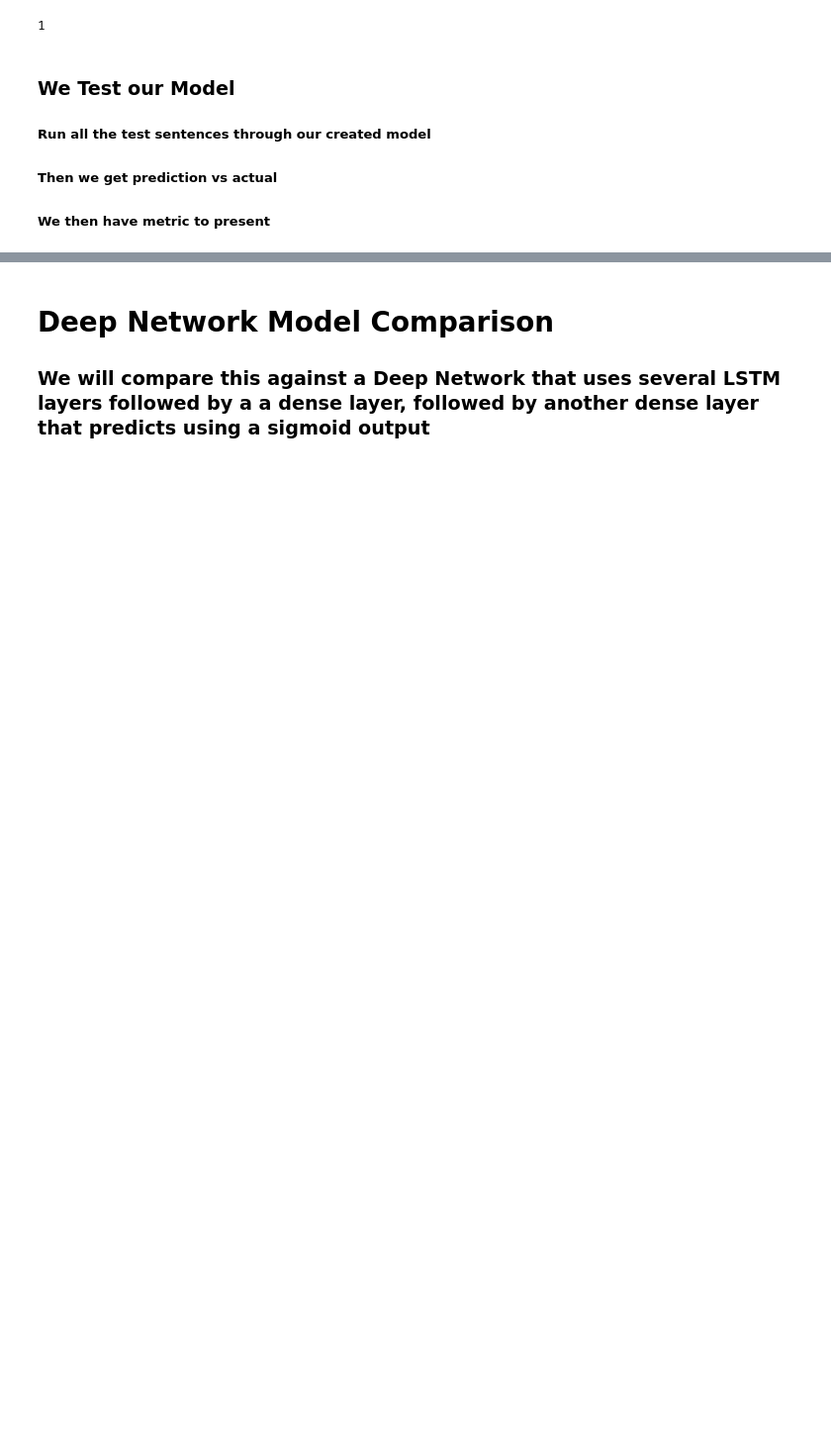
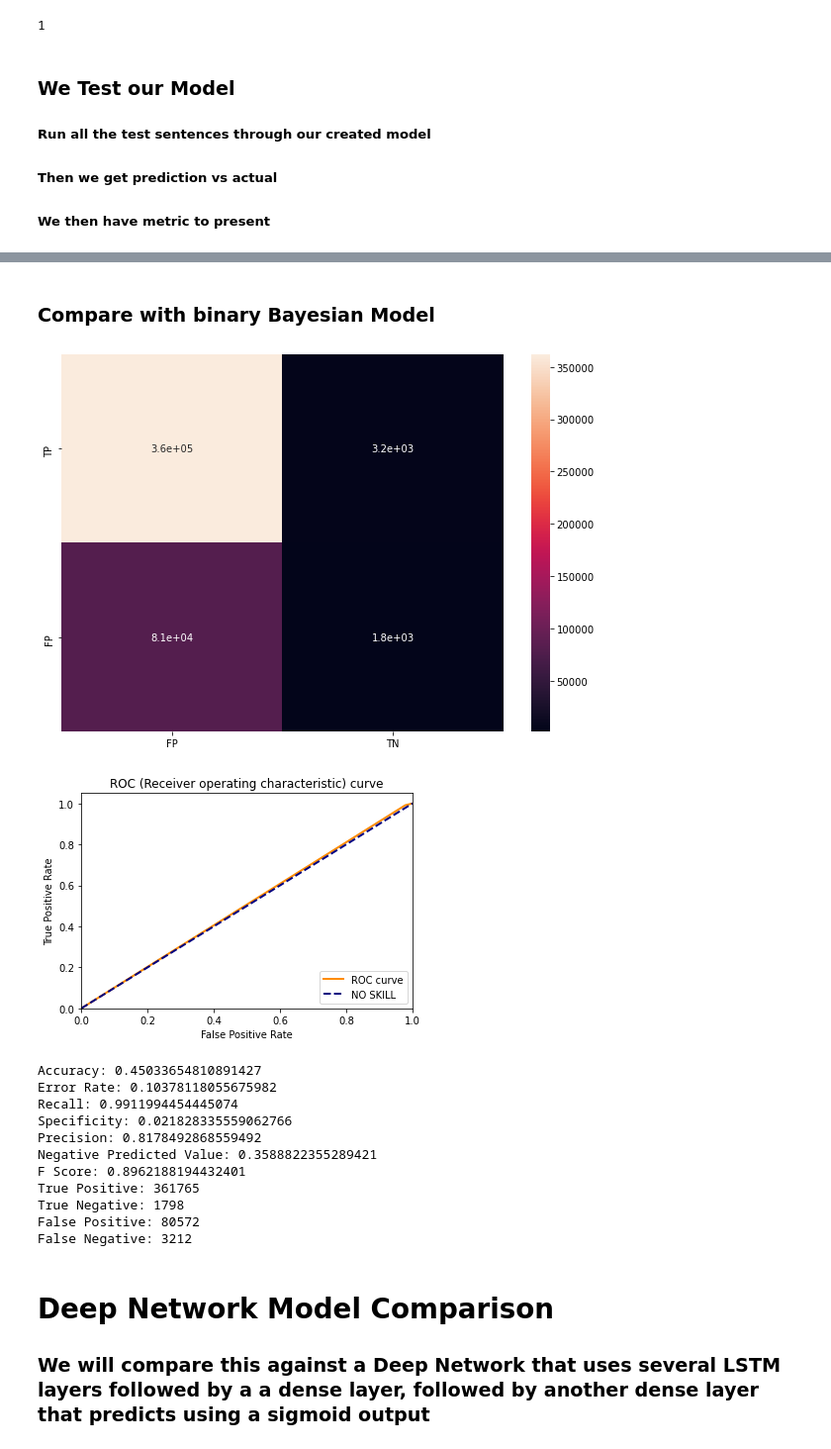
Before and after one commit to austinroddy/CS481-Final-Project-Programming-Assignment-2, a Jupyter notebook: programming-assignment-2-wow.ipynb, the cells around one changed output, grey strips where cells are left out. Shown: that part at 99% size. Cells and saved outputs as stored; diff of their text form; code cells hidden in the pictures; blank space fills up the shorter version.

```diff
--- a/programming-assignment-2-wow.ipynb
+++ b/programming-assignment-2-wow.ipynb
@@ -249,6 +240,9 @@ training_neg_flat = flat_list = [item for sublist in training_neg_dataset_list_a
 #Probability of class
 probability_pos = len(training_pos_dataset_df)/ len(training_dataset_df)
 probability_neg = len(training_neg_dataset_df)/ len(training_dataset_df)
+# %%
+#Total vocabulary size
+total_vocab_size = len(set(training_pos_flat + training_neg_flat))
 # %%
 #Get total count of words for each class
 pos_denom = len(training_pos_flat)
@@ -427,3 +447,68 @@ False Negative: 57400
+# %% [markdown]
+### Compare with binary Bayesian Model
+# %%
+def inference_binary(sentence_precoessed, prob_pos, pos_nom, prob_neg, neg_nom, p_print=True):
+    pos_value = 1
+    neg_value = 1
+    for word in sentence_precoessed:
+        # if word in pos_nom:
+        #     pos_value = pos_value + np.log( (1) / (len(pos_nom)) )
+        # if word in neg_nom:
+        #     neg_value = neg_value + np.log( (1) / (len(neg_nom)) )
+        if word in pos_nom:
+            pos_value = pos_value + 1
+        if word in neg_nom:
+            neg_value = neg_value + 1
+
+    #pos_value = pos_value + prob_pos
+    #neg_value = neg_value + prob_neg
+
+    if p_print:
+        print('Positive review prediction: ' + str(pos_value))
+        print('Negative review prediction: ' + str(neg_value))
+
+    if pos_value >= neg_value:
+        return 1
+    else:
+        return -1
+
+tp = 0
+fp = 0
+fn = 0
+tn = 0
+
+class_prob_pos, denom_pos, total_vocab_size, wourd_dict_pos = load_model('pos_prob.txt')
+class_prob_neg, denom_neg, total_vocab_size, wourd_dict_neg = load_model('neg_prob.txt')
+
+for sentence in testing_pos_dataset_list_alpha_cleaned_stemmed:
+    prediction = inference_binary(sentence, class_prob_pos, wourd_dict_pos, class_prob_neg,  wourd_dict_neg, p_print=False)
+    if prediction == 1:
+        tp = tp + 1
+    else:
+        fn = fn + 1
+
+for sentence in testing_neg_dataset_list_alpha_cleaned_stemmed:
+    prediction = inference_binary(sentence, class_prob_pos, wourd_dict_pos, class_prob_neg, wourd_dict_neg, p_print=False)
+    if prediction == -1:
+        tn = tn + 1
+    else:
+        fp = fp + 1
+
+statistics(tp, fp, fn, tn)
+# %% [output]
+[figure, added]
+[figure, added]
+Accuracy: 0.45033654810891427
+Error Rate: 0.10378118055675982
+Recall: 0.9911994454445074
+Specificity: 0.021828335559062766
+Precision: 0.8178492868559492
+Negative Predicted Value: 0.3588822355289421
+F Score: 0.8962188194432401
+True Positive: 361765
+True Negative: 1798
+False Positive: 80572
+False Negative: 3212
 # %% [markdown]
 # Deep Network Model Comparison
 ### We will compare this against a Deep Network that uses several LSTM layers followed by a a dense layer, followed by another dense layer that predicts using a sigmoid output
```
Also changed, not shown: parts of 17 cells of this notebook.
